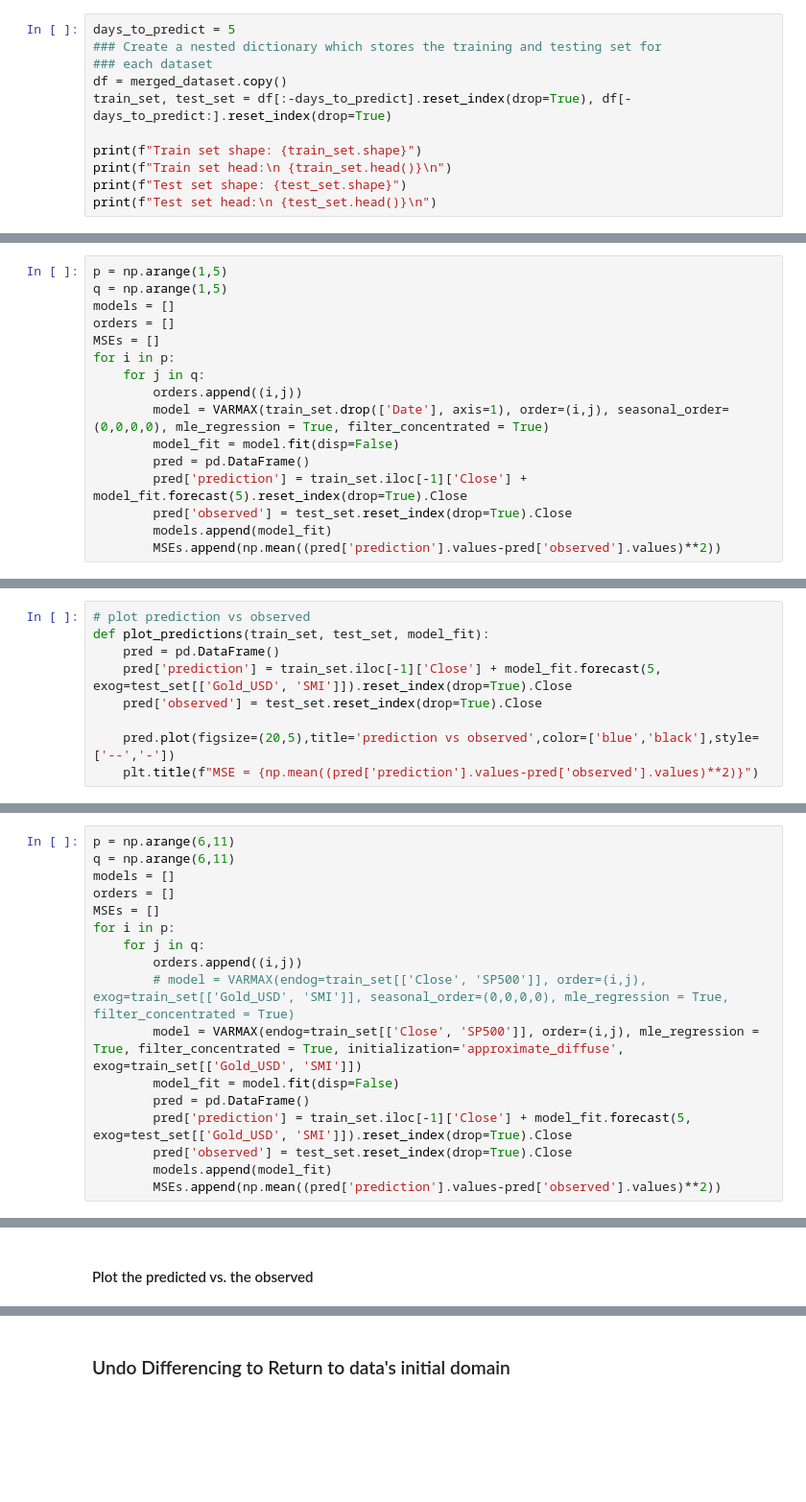
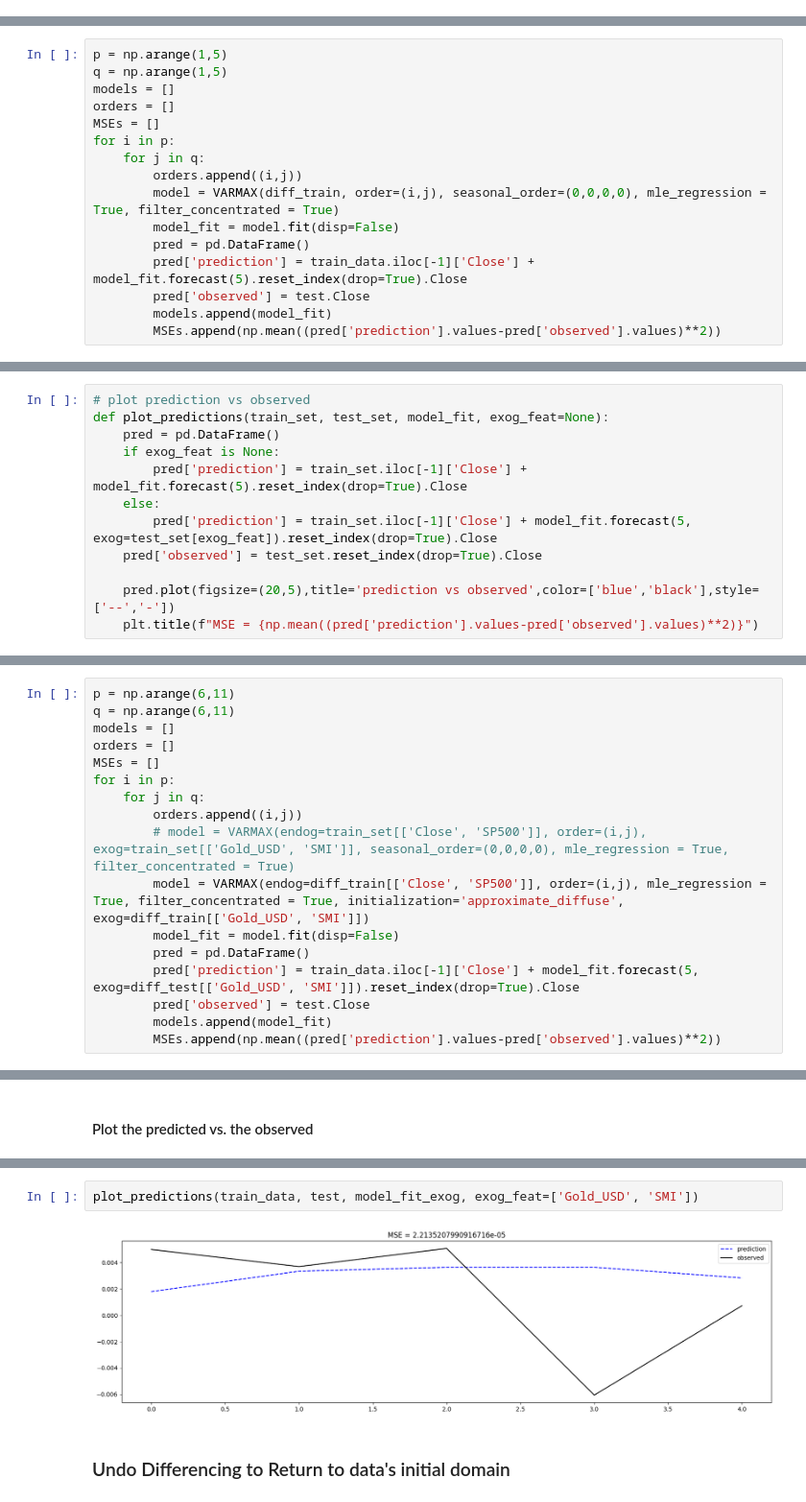
Before and after one commit to jdannem6/ML_Forex_Forecasting, a Jupyter notebook: USD_CHF_VARIMA.ipynb, the cells around one changed output, grey strips where cells are left out. Shown at 96% size. Cells and saved outputs as stored; diff of their text form; blank space fills up the shorter version.

Commit message:
Fixed differencing issue in USD/CHF Varima model

```diff
--- a/USD_CHF_VARIMA.ipynb
+++ b/USD_CHF_VARIMA.ipynb
@@ -223,11 +182,0 @@ Provided Time-Series is Stationary
-# %%
-days_to_predict = 5
-### Create a nested dictionary which stores the training and testing set for
-### each dataset
-df = merged_dataset.copy()
-train_set, test_set = df[:-days_to_predict].reset_index(drop=True), df[-days_to_predict:].reset_index(drop=True)
-
-print(f"Train set shape: {train_set.shape}")
-print(f"Train set head:\n {train_set.head()}\n")
-print(f"Test set shape: {test_set.shape}")
-print(f"Test set head:\n {test_set.head()}\n")
@@ -260,11 +191,11 @@ MSEs = []
 for i in p:
     for j in q:
         orders.append((i,j))
-        model = VARMAX(train_set.drop(['Date'], axis=1), order=(i,j), seasonal_order=(0,0,0,0), mle_regression = True, filter_concentrated = True)
+        model = VARMAX(diff_train, order=(i,j), seasonal_order=(0,0,0,0), mle_regression = True, filter_concentrated = True)
         model_fit = model.fit(disp=False)
         pred = pd.DataFrame()
-        pred['prediction'] = train_set.iloc[-1]['Close'] + model_fit.forecast(5).reset_index(drop=True).Close
-        pred['observed'] = test_set.reset_index(drop=True).Close
+        pred['prediction'] = train_data.iloc[-1]['Close'] + model_fit.forecast(5).reset_index(drop=True).Close
+        pred['observed'] = test.Close
         models.append(model_fit)
         MSEs.append(np.mean((pred['prediction'].values-pred['observed'].values)**2))
 # %% [markdown]
@@ -275,9 +206,12 @@ model_fit_endog = models[np.argmin(MSEs)]
 #### Plot the Predictions vs. Observations
 # %%
 # plot prediction vs observed
-def plot_predictions(train_set, test_set, model_fit):
+def plot_predictions(train_set, test_set, model_fit, exog_feat=None):
     pred = pd.DataFrame()
-    pred['prediction'] = train_set.iloc[-1]['Close'] + model_fit.forecast(5, exog=test_set[['Gold_USD', 'SMI']]).reset_index(drop=True).Close
+    if exog_feat is None:
+        pred['prediction'] = train_set.iloc[-1]['Close'] + model_fit.forecast(5).reset_index(drop=True).Close
+    else:
+        pred['prediction'] = train_set.iloc[-1]['Close'] + model_fit.forecast(5, exog=test_set[exog_feat]).reset_index(drop=True).Close
     pred['observed'] = test_set.reset_index(drop=True).Close
 
     pred.plot(figsize=(20,5),title='prediction vs observed',color=['blue','black'],style=['--','-'])
@@ -315,11 +232,11 @@ for i in p:
     for j in q:
         orders.append((i,j))
         # model = VARMAX(endog=train_set[['Close', 'SP500']], order=(i,j), exog=train_set[['Gold_USD', 'SMI']], seasonal_order=(0,0,0,0), mle_regression = True, filter_concentrated = True)
-        model = VARMAX(endog=train_set[['Close', 'SP500']], order=(i,j), mle_regression = True, filter_concentrated = True, initialization='approximate_diffuse', exog=train_set[['Gold_USD', 'SMI']])
+        model = VARMAX(endog=diff_train[['Close', 'SP500']], order=(i,j), mle_regression = True, filter_concentrated = True, initialization='approximate_diffuse', exog=diff_train[['Gold_USD', 'SMI']])
         model_fit = model.fit(disp=False)
         pred = pd.DataFrame()
-        pred['prediction'] = train_set.iloc[-1]['Close'] + model_fit.forecast(5, exog=test_set[['Gold_USD', 'SMI']]).reset_index(drop=True).Close
-        pred['observed'] = test_set.reset_index(drop=True).Close
+        pred['prediction'] = train_data.iloc[-1]['Close'] + model_fit.forecast(5, exog=diff_test[['Gold_USD', 'SMI']]).reset_index(drop=True).Close
+        pred['observed'] = test.Close
         models.append(model_fit)
         MSEs.append(np.mean((pred['prediction'].values-pred['observed'].values)**2))
 # %% [markdown]
@@ -335,3 +248,7 @@ plot_predictions(train_set, test_set, model_fit_exog)
+# %%
+plot_predictions(train_data, test, model_fit_exog, exog_feat=['Gold_USD', 'SMI'])
+# %% [output]
+[figure, added]
 # %% [markdown]
 ### Undo Differencing to Return to data's initial domain
 # %%
```
Also changed, not shown: parts of 16 cells of this notebook.
